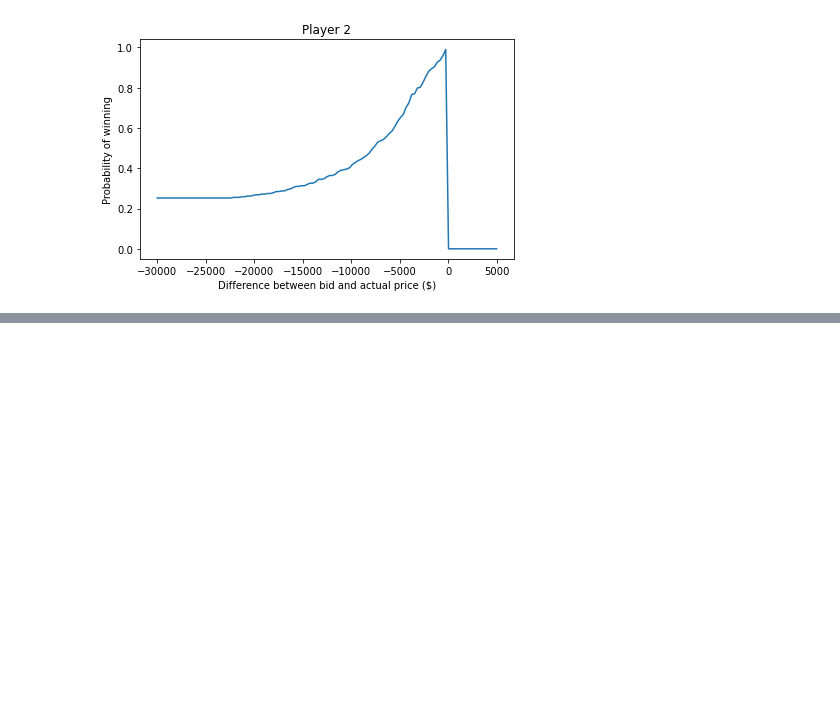
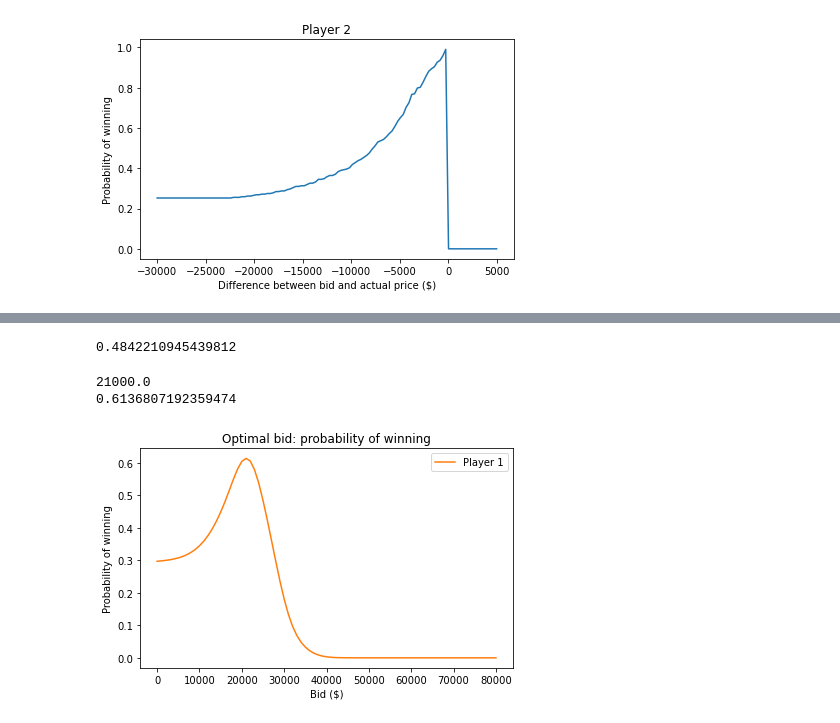
Before and after one commit to dwanneruchi/think_bayes_notes, a Jupyter notebook: notes/ch09.ipynb, the cells around one changed output, grey strips where cells are left out. Saved outputs shown, nothing was run; the diff lists cells and outputs as text; code cells hidden in the pictures; blank space fills up the shorter version.

```diff
--- a/notes/ch09.ipynb
+++ b/notes/ch09.ipynb
@@ -336,0 +350,41 @@ decorate(xlabel='Difference between bid and actual price ($)',
+# %%
+def total_prob_win(bid, posterior, sample_diff):
+    """Computes the total probability of winning with a given bid.
+
+    bid: your bid
+    posterior: Pmf of showcase value
+    sample_diff: sequence of differences for the opponent
+
+    returns: probability of winning
+    """
+    total = 0
+    for price, prob in posterior.items():
+        diff = bid - price
+        total += prob * compute_prob_win(diff, sample_diff)
+    return total
+
+# prob of P1 winning with a bid of 25K
+total_prob_win(25000, posterior1, sample_diff2)
+# %% [output]
+0.4842210945439812
+# %%
+# And we can try across all possible values from posterior
+bids = posterior1.qs
+
+probs = [total_prob_win(bid, posterior1, sample_diff2)
+         for bid in bids]
+
+prob_win_series = pd.Series(probs, index=bids)
+# %%
+prob_win_series.plot(label='Player 1', color='C1')
+
+decorate(xlabel='Bid ($)',
+         ylabel='Probability of winning',
+         title='Optimal bid: probability of winning');
+
+print(prob_win_series.idxmax()) # max bid
+print(prob_win_series.max()) # max prob
+# %% [output]
+21000.0
+0.6136807192359474
+[figure, added]
```
Also changed, not shown: parts of 2 cells of this notebook.
